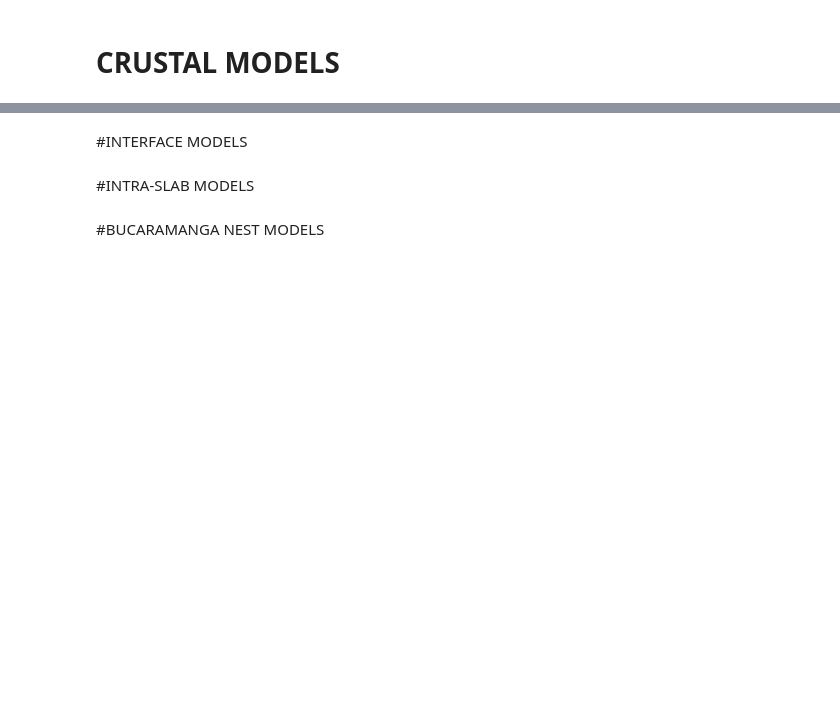
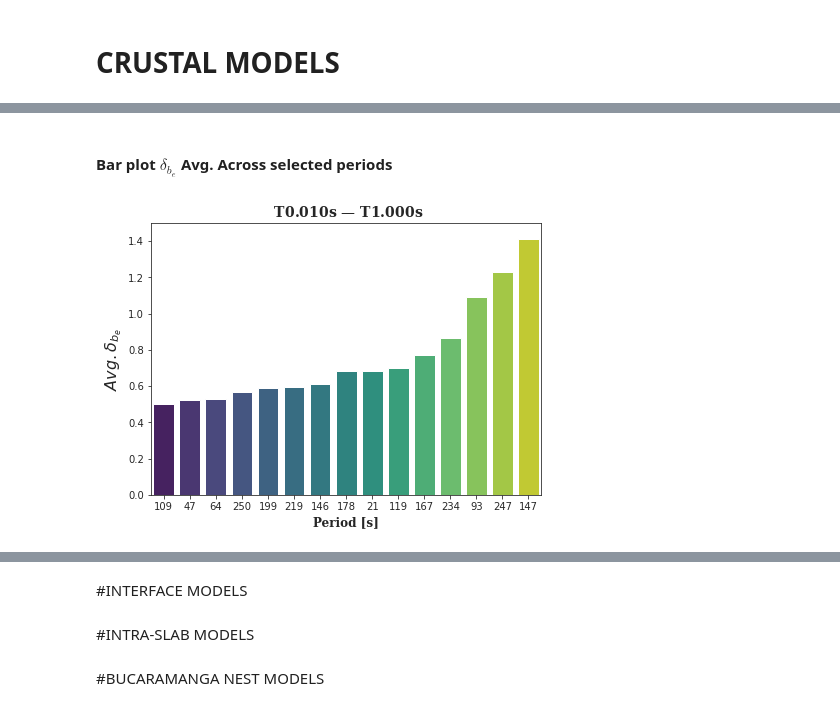
Before and after one commit to capajaro/GMMs-for-Colombia, a Jupyter notebook: Base_Control.ipynb, the cells around one changed output, grey strips where cells are left out. Cells and saved outputs as stored; diff of their text form; code cells hidden in the pictures; blank space fills up the shorter version.

```diff
--- a/Base_Control.ipynb
+++ b/Base_Control.ipynb
@@ -823,0 +1456,11 @@ def Reg_Calculations_Crustal(Ambiente, coeftoestimate ,cwd, Periodos_estaciones,
+# %% [markdown]
+#### Bar plot $\delta_{b_{e}}$ Avg. Across selected periods
+# %%
+# Bar plot dBe Avg. Across selected periods
+Init_Period = 0.01 #Lowest Period
+Last_Period = 1 #Highest Period
+NEqs = 15 #Number of EQ shown in the Barplot
+
+dBe_Barplot(dBe_Matrix, Init_Period, Last_Period, NEqs)
+# %% [output]
+[figure, added]
```
Also changed, not shown: parts of 70 cells of this notebook.
